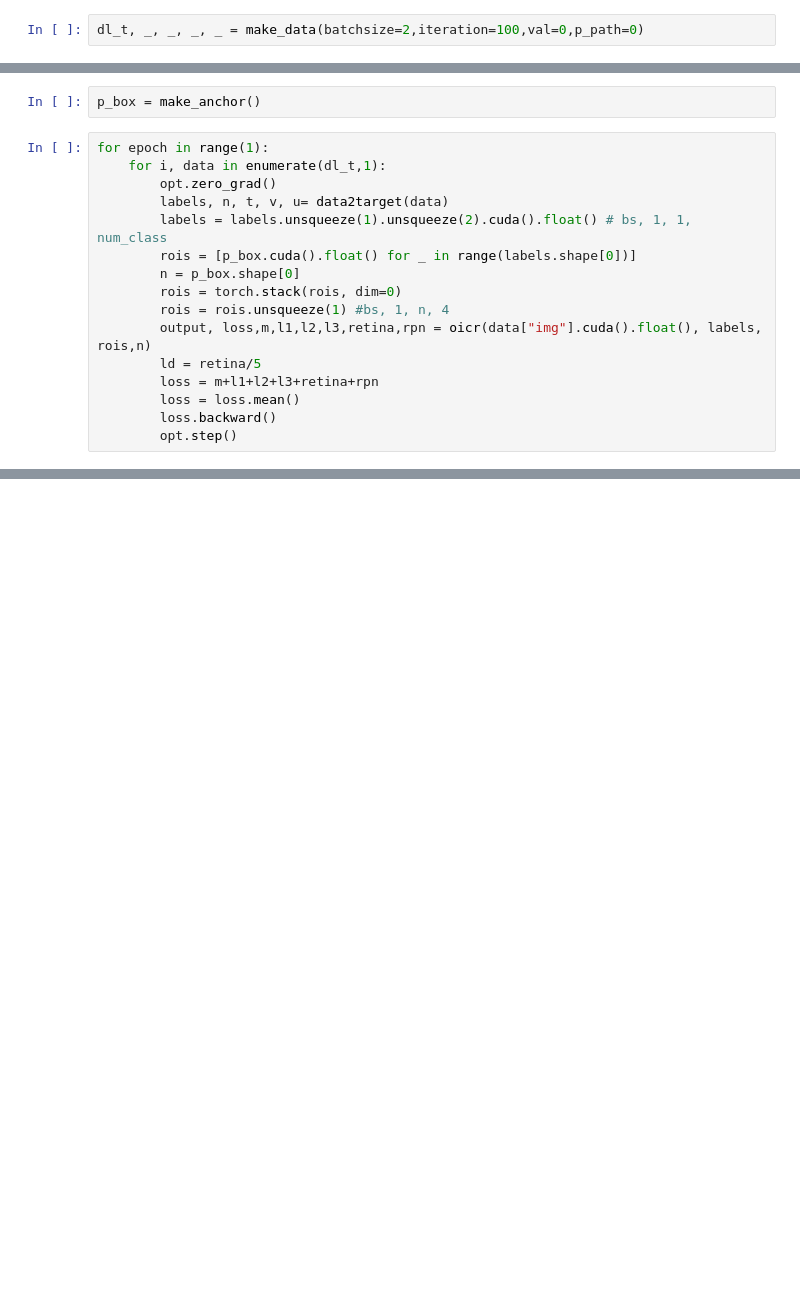
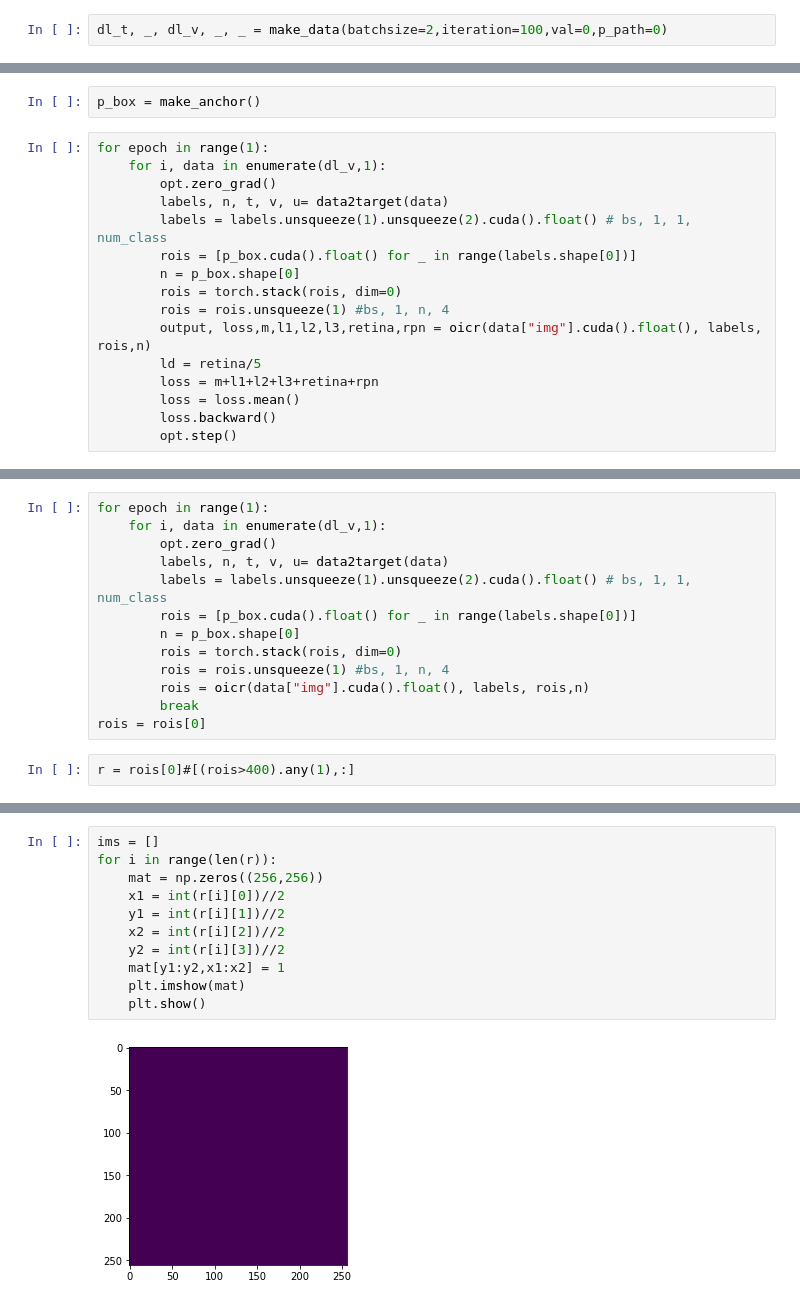
Before and after one commit to m0ka-Lv98/wsod, a Jupyter notebook: jupyter/retina_rpn.ipynb, the cells around one changed output, grey strips where cells are left out. Saved outputs shown, nothing was run; the diff lists cells and outputs as text; blank space fills up the shorter version.

```diff
--- a/jupyter/retina_rpn.ipynb
+++ b/jupyter/retina_rpn.ipynb
@@ -30,6 +30,6 @@ oicr = resnet_rpn(3,pretrained=False)
 oicr.cuda()
 opt = optim.RMSprop(oicr.parameters(), lr = 1e-5, weight_decay=5e-4, momentum=0.9)
 # %%
-dl_t, _, _, _, _ = make_data(batchsize=2,iteration=100,val=0,p_path=0)
+dl_t, _, dl_v, _, _ = make_data(batchsize=2,iteration=100,val=0,p_path=0)
 # %% [output]
 loading annotations into memory...
@@ -53,7 +53,7 @@ index created!
 p_box = make_anchor()
 # %%
 for epoch in range(1):
-    for i, data in enumerate(dl_t,1):
+    for i, data in enumerate(dl_v,1):
         opt.zero_grad()
         labels, n, t, v, u= data2target(data)
         labels = labels.unsqueeze(1).unsqueeze(2).cuda().float() # bs, 1, 1, num_class
@@ -99,0 +108,15 @@ type(x)
+# %%
+for epoch in range(1):
+    for i, data in enumerate(dl_v,1):
+        opt.zero_grad()
+        labels, n, t, v, u= data2target(data)
+        labels = labels.unsqueeze(1).unsqueeze(2).cuda().float() # bs, 1, 1, num_class
+        rois = [p_box.cuda().float() for _ in range(labels.shape[0])]
+        n = p_box.shape[0]
+        rois = torch.stack(rois, dim=0)
+        rois = rois.unsqueeze(1) #bs, 1, n, 4
+        rois = oicr(data["img"].cuda().float(), labels, rois,n)
+        break
+rois = rois[0]
+# %%
+r = rois[0]#[(rois>400).any(1),:]
@@ -99,0 +134,13 @@ type(x)
+# %%
+ims = []
+for i in range(len(r)):
+    mat = np.zeros((256,256))
+    x1 = int(r[i][0])//2
+    y1 = int(r[i][1])//2
+    x2 = int(r[i][2])//2
+    y2 = int(r[i][3])//2
+    mat[y1:y2,x1:x2] = 1
+    plt.imshow(mat)
+    plt.show()
+# %% [output]
+[figure, added]
```
Also changed, not shown: parts of 30 cells of this notebook, 45 other files.
